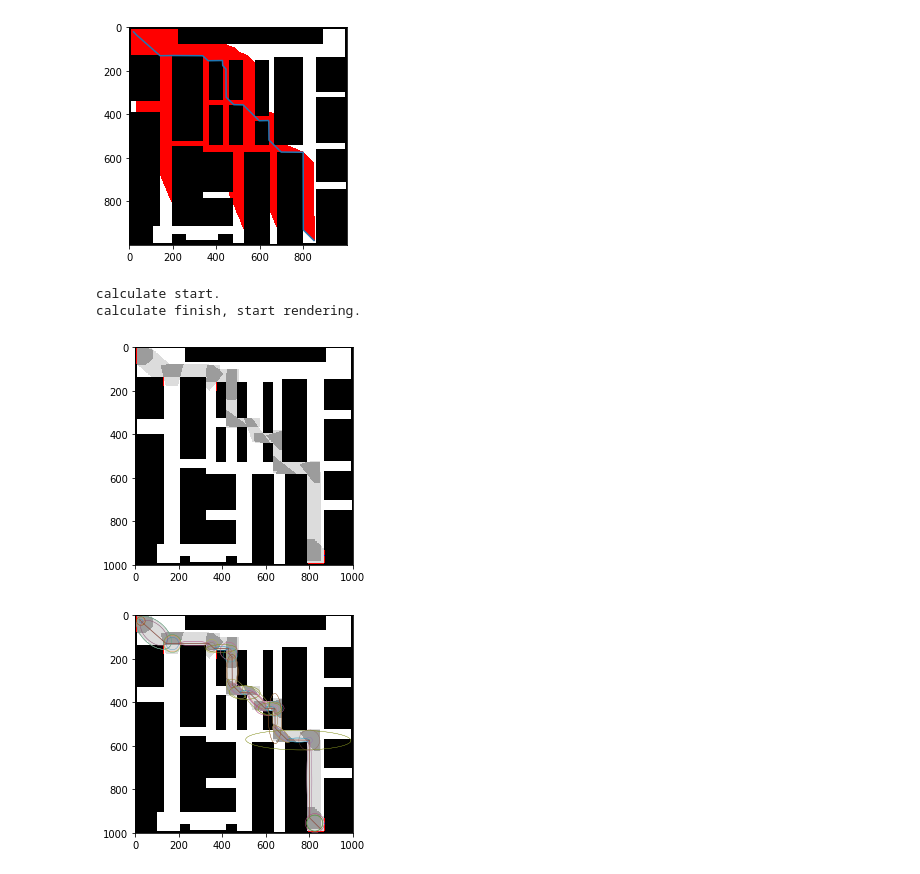
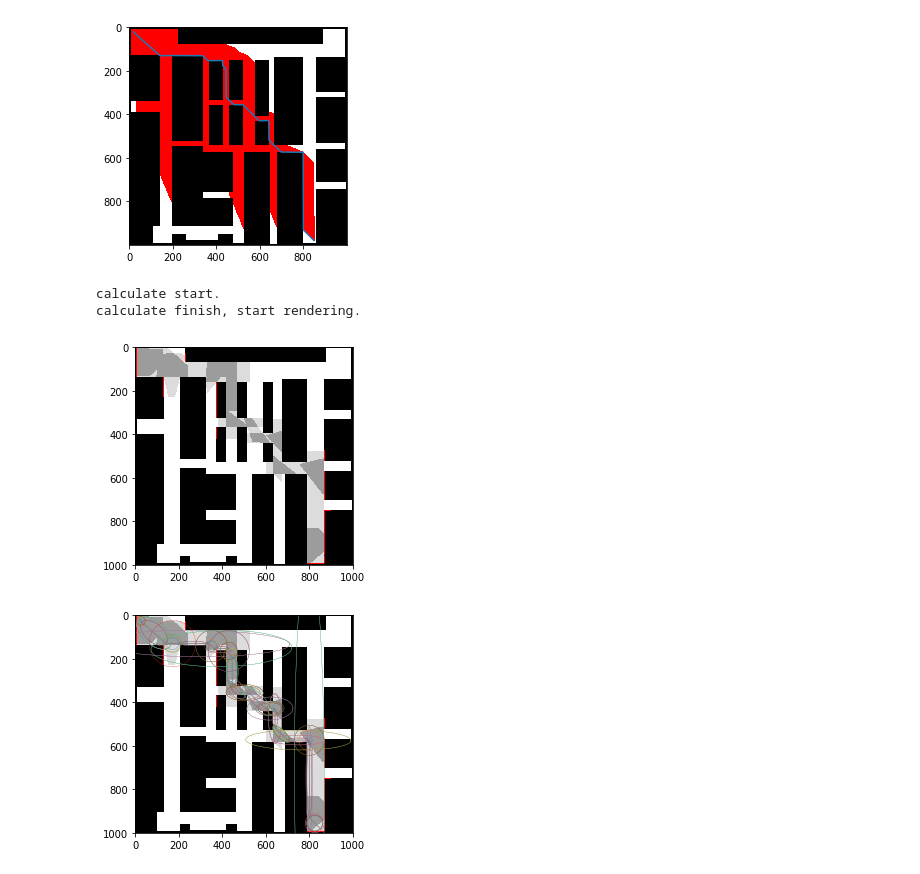
Before and after one commit to imbaguanxin/pythonPathSmooth, a Jupyter notebook: warehouse2.ipynb, the cells around one changed output. Cells and saved outputs as stored; diff of their text form; code cells hidden in the pictures.

```diff
--- a/warehouse2.ipynb
+++ b/warehouse2.ipynb
@@ -132,33 +136,35 @@ path = np.array(path_out)
 path_y = path.T[0]
 path_x = path.T[1]
 print("calculate start.")
-safety_ellipse = safetyEllipse(warehouse_map, 50)
+safety_ellipse = safetyEllipse(warehouse_map, 100)
 cons_list, ellipse_list = safety_ellipse.ellipse_generate(path)
 print("calculate finish, start rendering.")
 img_result = safety_ellipse.map2d.render_image()
 plt.imshow(img_result)
 plt.ylim(0, 1000)
 plt.xlim(0, 1000)
 plt.gca().invert_yaxis()
 plt.savefig('./warehouse2/warehouse2_no_ellipse.png', dpi=400)
 plt.show()
+sio.savemat("./warehouse2/warehouse2_constraints_map.mat",
+           {'warehouse2_map': safety_ellipse.map2d.color_stat})
 
 plt.imshow(img_result)
 for elli_stack in ellipse_list:
     for ellipse in elli_stack:
         single_ellipse = safety_ellipse.ellipse_mesh(ellipse)
         plt.plot(single_ellipse[0], single_ellipse[1], linewidth=0.3)
 plt.ylim(0, 1000)
 plt.xlim(0, 1000)
 plt.plot(path_x, path_y, linewidth=0.8)
 plt.gca().invert_yaxis()
 plt.savefig('./warehouse2/warehouse2_ellipse.png', dpi=400)
 plt.show()
 sio.savemat("./warehouse2/warehouse2_constraints_data.mat",
             {'path': path_out,
              'constraints': cons_list})
 # %% [output]
 calculate start.
 calculate finish, start rendering.
-[figure, old version]
+[figure, new version]
-[figure, old version]
+[figure, new version]
```
Also changed, not shown: parts of 2 cells of this notebook, 23 other files.
